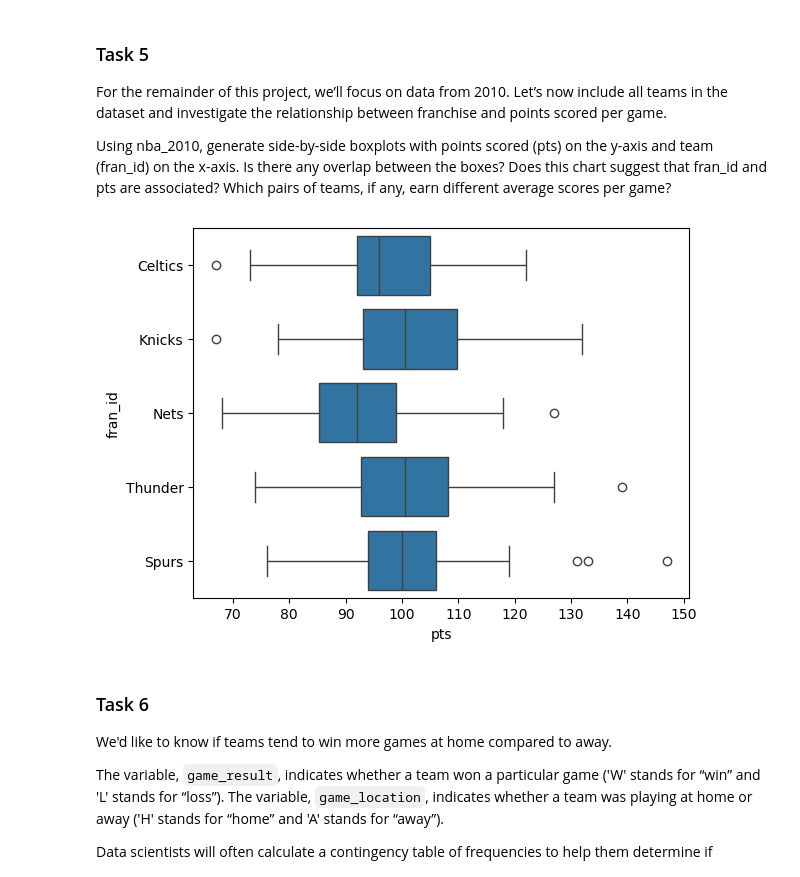
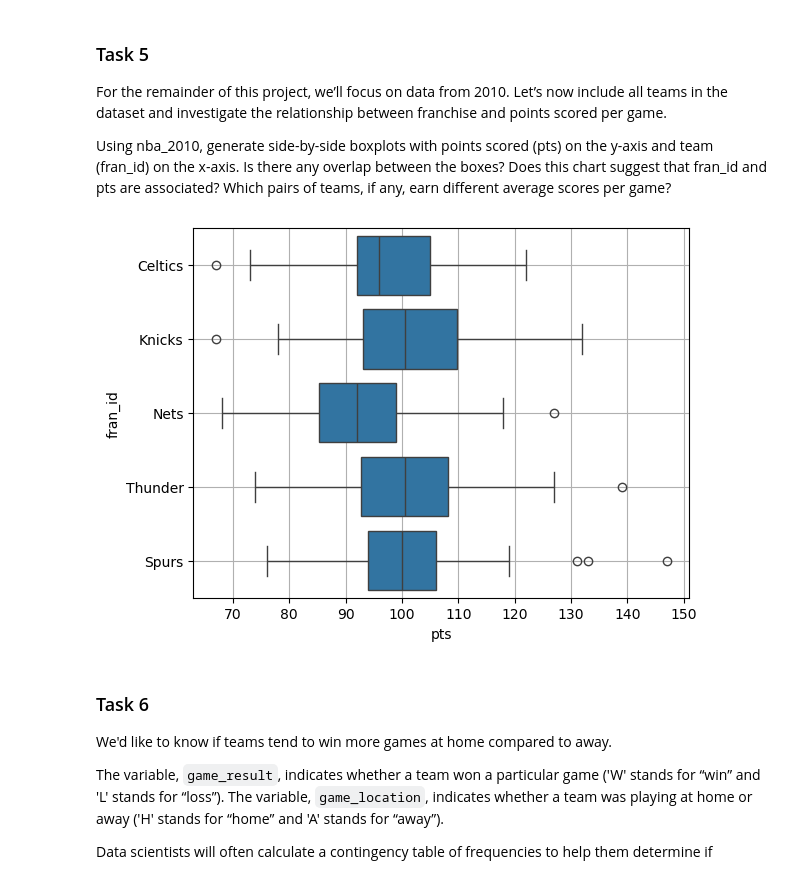
Before and after one commit to Niphemi00/Code-academy-Projects-and-portfolio, a Jupyter notebook: Codecademy_NBA_Trends_Project/Codecademy_NBA_Trends_Project.ipynb, the cells around one changed output. Cells and saved outputs as stored; diff of their text form; code cells hidden in the pictures.

```diff
--- a/Codecademy_NBA_Trends_Project/Codecademy_NBA_Trends_Project.ipynb
+++ b/Codecademy_NBA_Trends_Project/Codecademy_NBA_Trends_Project.ipynb
@@ -152,9 +154,10 @@ Using nba_2010, generate side-by-side boxplots with points scored (pts) on the y
 # %%
 plt.clf() #to clear the previous plot
 sns.boxplot(data = nba_2010, x = nba_2010.pts, y = nba_2010.fran_id)
+plt.grid(True)
 plt.show()
 # %% [output]
-[figure, old version]
+[figure, new version]
 # %% [markdown]
 ### Task 6
 We'd like to know if teams tend to win more games at home compared to away.
```
Also changed, not shown: parts of 3 cells of this notebook, 3 other files.
